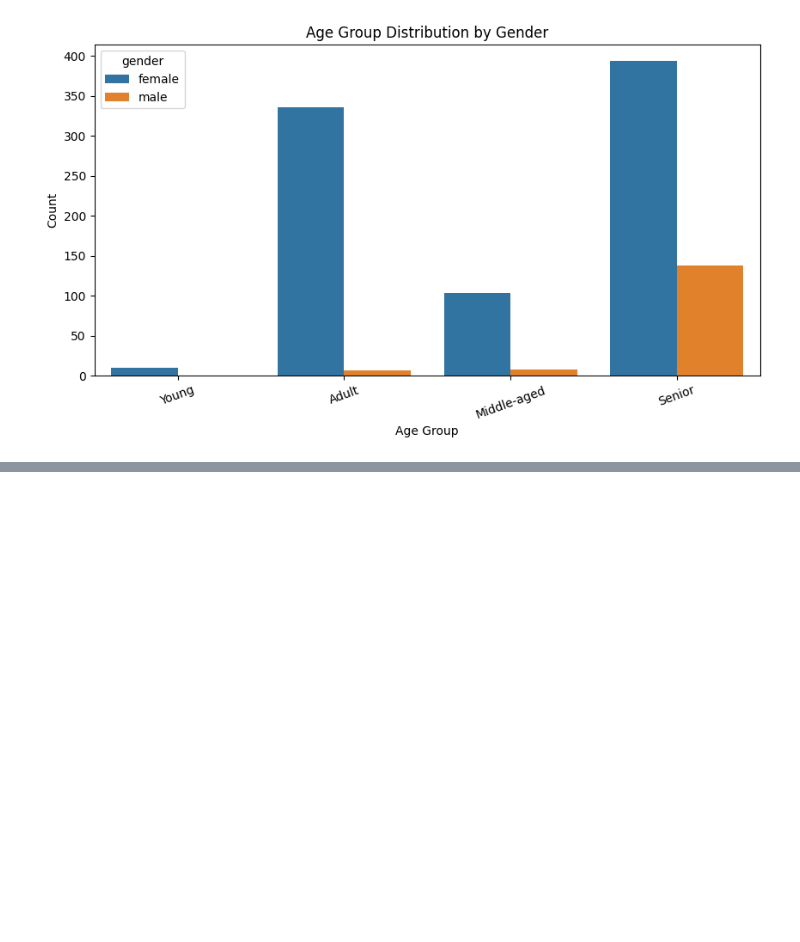
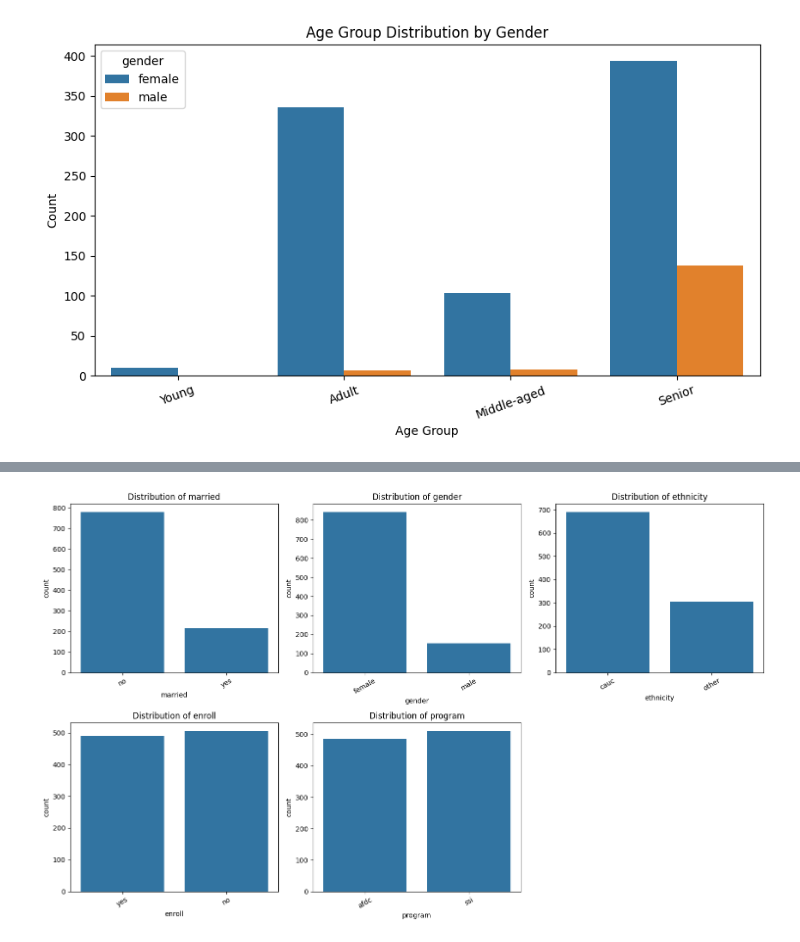
Before and after one commit to Rohith-kumar-123/R.Rohithkumar, a Jupyter notebook: EDA1.ipynb, the cells around one changed output, grey strips where cells are left out. Cells and saved outputs as stored; diff of their text form; code cells hidden in the pictures; blank space fills up the shorter version.

```diff
--- a/EDA1.ipynb
+++ b/EDA1.ipynb
@@ -394,0 +584,16 @@ plt.show()
+# %%
+# 1D categorical analysis
+
+categorical_cols = [
+    'married',
+    'gender',
+    'ethnicity',
+    'enroll',
+    'program'
+]
+
+for col in categorical_cols:
+    print("\n", "="*50)
+    print(f"Frequency Analysis: {col}")
+    print("="*50)
+    print(df[col].value_counts())
@@ -394,0 +618,18 @@ plt.show()
+# %%
+# Count plots for categorical variables
+
+fig, axes = plt.subplots(2, 3, figsize=(15, 9))
+axes = axes.flatten()
+
+for i, col in enumerate(categorical_cols):
+    sns.countplot(data=df, x=col, ax=axes[i])
+    axes[i].set_title(f"Distribution of {col}")
+    axes[i].tick_params(axis='x', rotation=30)
+
+# Hide unused subplot
+axes[-1].axis('off')
+
+plt.tight_layout()
+plt.show()
+# %% [output]
+[figure, added]
```
Also changed, not shown: parts of 40 cells of this notebook.
